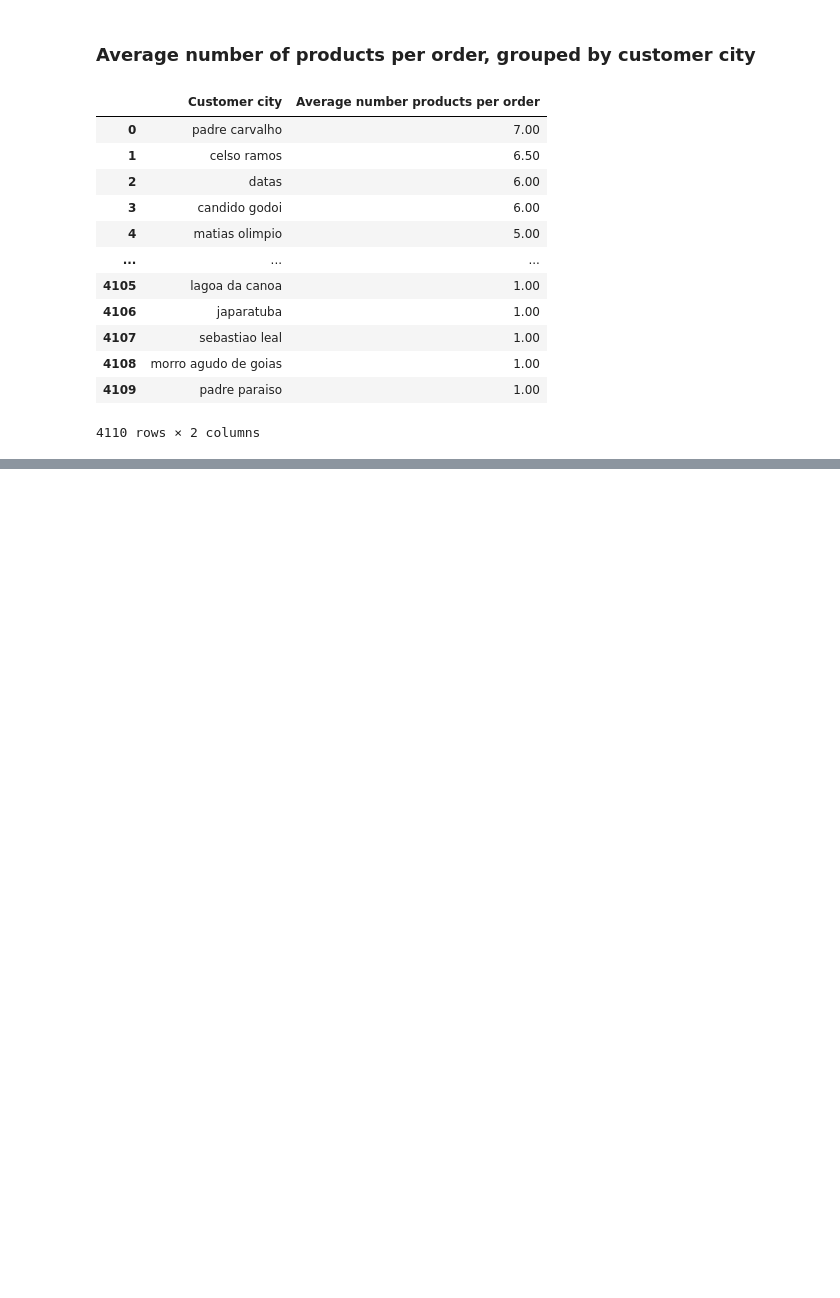
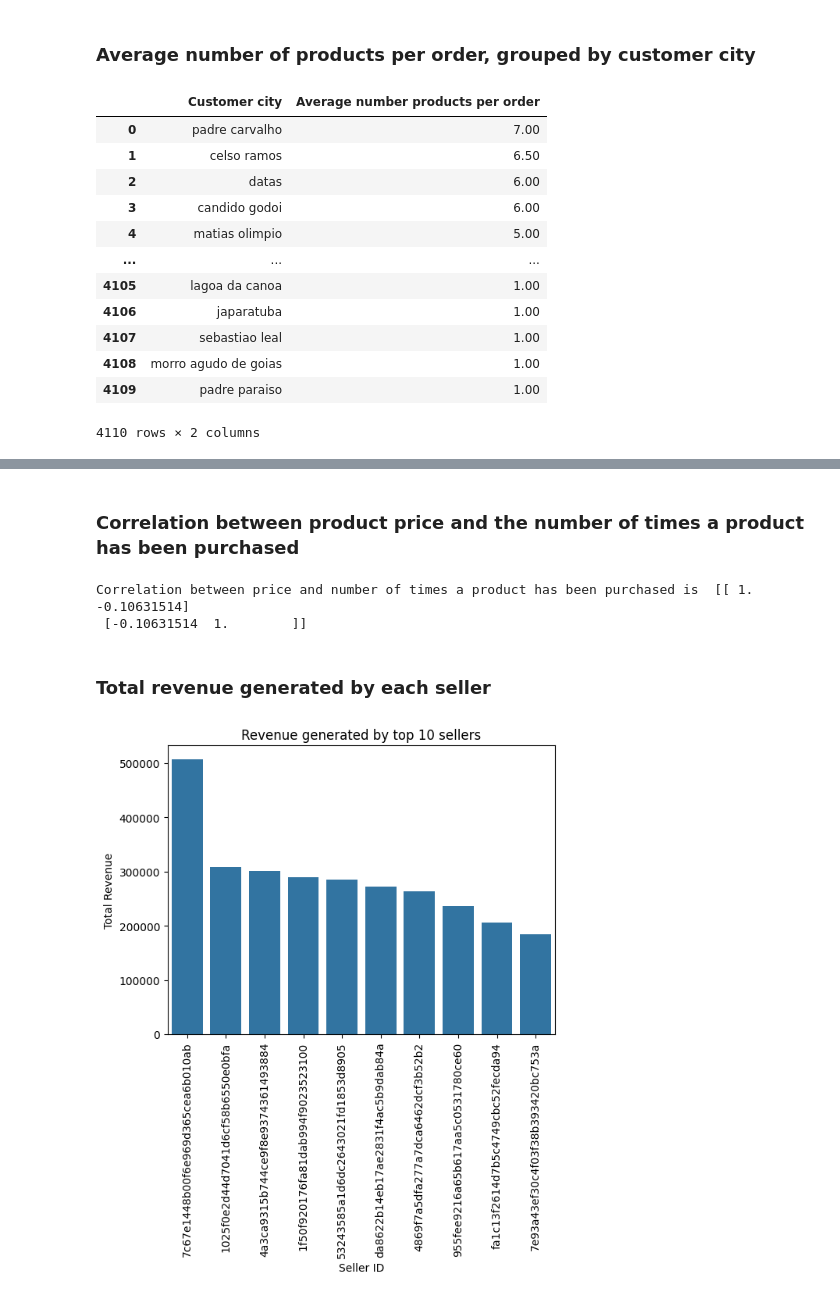
Before and after one commit to swaruppanda11/e-Commerce-Target-Sales-Dataset-Analysis-and-Visualization, a Jupyter notebook: Script.ipynb, the cells around one changed output, grey strips where cells are left out. Saved outputs shown, nothing was run; the diff lists cells and outputs as text; code cells hidden in the pictures; blank space fills up the shorter version.

Commit message:
added more visualizations

```diff
--- a/Script.ipynb
+++ b/Script.ipynb
@@ -251,0 +283,41 @@ df
+# %% [markdown]
+### Correlation between product price and the number of times a product has been purchased
+# %%
+query = """ select products.product_category, count(order_items.product_id), round(avg(order_items.price), 2)
+from products join order_items
+on products.product_id = order_items.product_id
+group by products.product_category;
+"""
+cur.execute(query)
+data = cur.fetchall()
+
+df = pd.DataFrame(data, columns = ["Product Category", 'Total number of products bought', 'Average price'])
+
+arr1 = df['Total number of products bought']
+arr2 = df['Average price']
+a = np.corrcoef([arr1, arr2])
+print("Correlation between price and number of times a product has been purchased is ", a)
+# %% [output]
+Correlation between price and number of times a product has been purchased is  [[ 1.         -0.10631514]
+ [-0.10631514  1.        ]]
+# %% [markdown]
+### Total revenue generated by each seller
+# %%
+query = """ select *, dense_rank() over(order by revenue desc) as rn from
+(select order_items.seller_id, round(sum(payments.payment_value), 2) as revenue
+from order_items join payments
+on order_items.order_id = payments.order_id
+group by order_items.seller_id) as a;
+"""
+
+cur.execute(query)
+data = cur.fetchall()
+df = pd.DataFrame(data, columns = ["Seller ID", "Total Revenue", "rank"])
+df = df.head(10)
+
+sns.barplot(x = 'Seller ID', y = "Total Revenue", data = df)
+plt.title("Revenue generated by top 10 sellers")
+plt.xticks(rotation = 90)
+plt.show()
+# %% [output]
+[figure, added]
```
Also changed, not shown: parts of 7 cells of this notebook.
